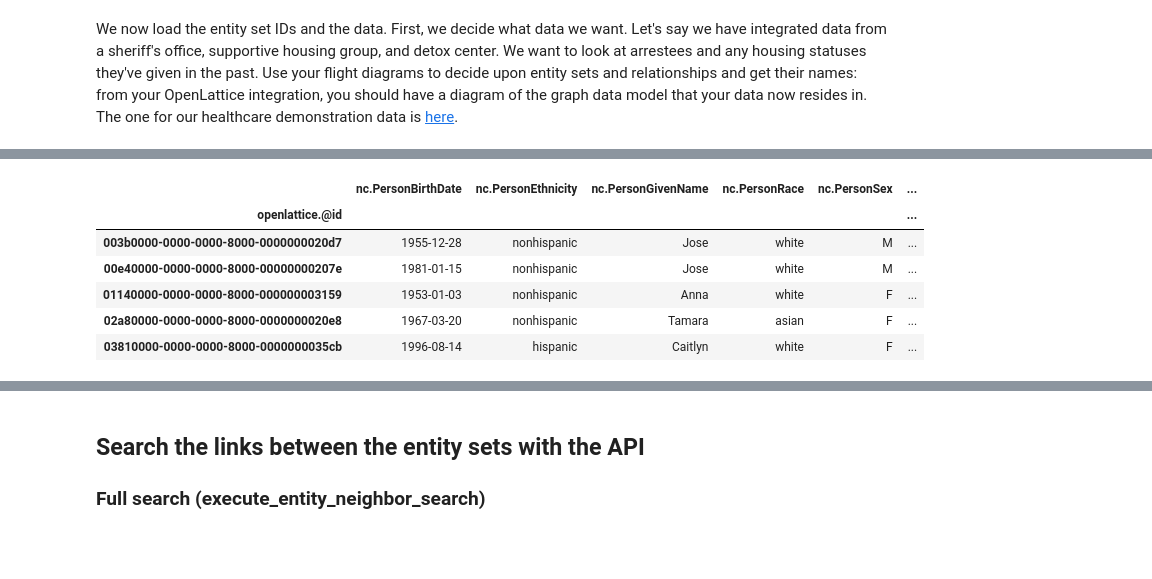
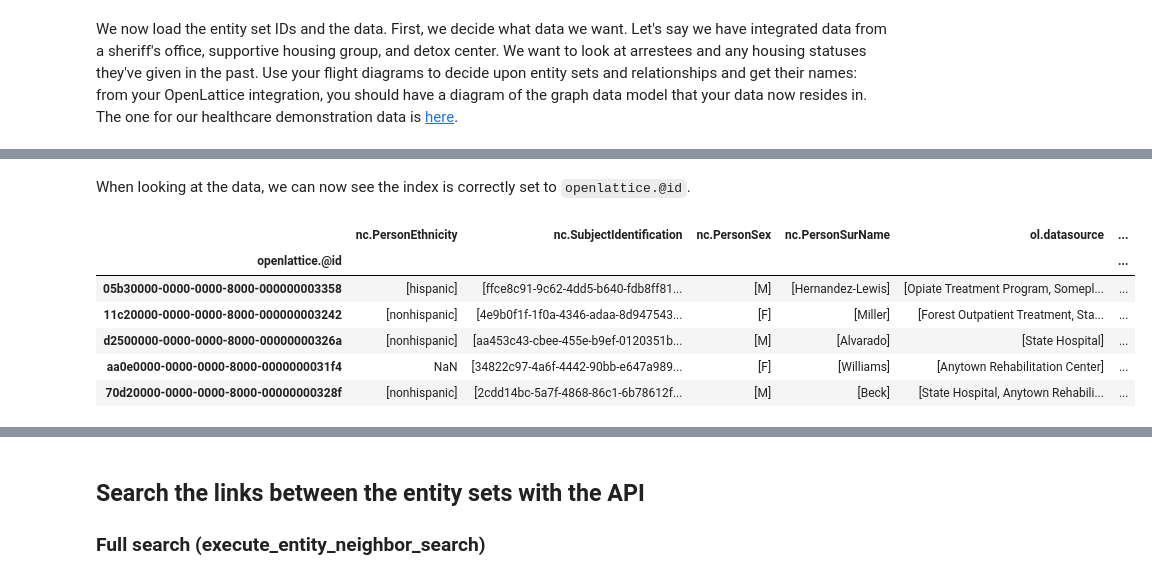
Before and after one commit to openlattice/api-clients, a Jupyter notebook: examples/Load_and_combine_data_python_tutorial.ipynb, the cells around one changed output, grey strips where cells are left out. Saved outputs shown, nothing was run; the diff lists cells and outputs as text; code cells hidden in the pictures; blank space fills up the shorter version.

```diff
--- a/examples/Load_and_combine_data_python_tutorial.ipynb
+++ b/examples/Load_and_combine_data_python_tutorial.ipynb
@@ -27,0 +145,3 @@ searchAPI = openlattice.SearchApi(openlattice.ApiClient(configuration))
+# %%
+data = dataApi.load_entity_set_data(entity_set_id)
+pprint(data[:2])
@@ -27,0 +169,3 @@ searchAPI = openlattice.SearchApi(openlattice.ApiClient(configuration))
+# %%
+df = pd.DataFrame(data)
+df.head()
@@ -27,0 +183,10 @@ searchAPI = openlattice.SearchApi(openlattice.ApiClient(configuration))
+# %%
+def unnest(df, col):
+    unnested = (df.apply(lambda x: pd.Series(x[col]), axis=1)
+                .stack()
+                .reset_index(level=1, drop=True))
+    unnested.name = col
+    return df.drop(col, axis=1).join(unnested)
+
+df_sex = unnest(df, "nc.PersonSex")
+sns.countplot(x = 'nc.PersonSex', data=df_sex)
@@ -59,10 +214,28 @@ edge_data = edge_data.set_index('openlattice.@id', drop = True).dropna(how='all'
+# %%
+sourceEntitySetId = entitySetsApi.get_entity_set_id('DemoPatients')
+src_data = pd.DataFrame(dataApi.load_entity_set_data(sourceEntitySetId))
+src_data = unnest(src_data, "openlattice.@id")
+src_data = src_data.set_index('openlattice.@id', drop = True).dropna(how='all')
+
+
+associationEntitySetId = entitySetsApi.get_entity_set_id('DemoLivesAt')
+edge_data = pd.DataFrame(dataApi.load_entity_set_data(associationEntitySetId))
+edge_data = unnest(edge_data, "openlattice.@id")
+edge_data = edge_data.set_index('openlattice.@id', drop = True).dropna(how='all')
+
+destEntitySetId = entitySetsApi.get_entity_set_id('DemoHousings')
+dst_data = pd.DataFrame(dataApi.load_entity_set_data(destEntitySetId))
+dst_data = unnest(dst_data, "openlattice.@id")
+dst_data = dst_data.set_index('openlattice.@id', drop = True).dropna(how='all')
+# %% [markdown]
+When looking at the data, we can now see the index is correctly set to `openlattice.@id`.
 # %%
-src_data.head(5)
+src_data.head()
 # %% [output]
-|  | nc.PersonBirthDate | nc.PersonEthnicity | nc.PersonGivenName | nc.PersonRace | nc.PersonSex | ... |
+|  | nc.PersonEthnicity | nc.SubjectIdentification | nc.PersonSex | nc.PersonSurName | ol.datasource | ... |
 | openlattice.@id |  |  |  |  |  | ... |
-| 003b0000-0000-0000-8000-0000000020d7 | 1955-12-28 | nonhispanic | Jose | white | M | ... |
-| 00e40000-0000-0000-8000-00000000207e | 1981-01-15 | nonhispanic | Jose | white | M | ... |
-| 01140000-0000-0000-8000-000000003159 | 1953-01-03 | nonhispanic | Anna | white | F | ... |
-| 02a80000-0000-0000-8000-0000000020e8 | 1967-03-20 | nonhispanic | Tamara | asian | F | ... |
-| 03810000-0000-0000-8000-0000000035cb | 1996-08-14 | hispanic | Caitlyn | white | F | ... |
+| 05b30000-0000-0000-8000-000000003358 | [hispanic] | [ffce8c91-9c62-4dd5-b640-fdb8ff81... | [M] | [Hernandez-Lewis] | [Opiate Treatment Program, Somepl... | ... |
+| 11c20000-0000-0000-8000-000000003242 | [nonhispanic] | [4e9b0f1f-1f0a-4346-adaa-8d947543... | [F] | [Miller] | [Forest Outpatient Treatment, Sta... | ... |
+| d2500000-0000-0000-8000-00000000326a | [nonhispanic] | [aa453c43-cbee-455e-b9ef-0120351b... | [M] | [Alvarado] | [State Hospital] | ... |
+| aa0e0000-0000-0000-8000-0000000031f4 | NaN | [34822c97-4a6f-4442-90bb-e647a989... | [F] | [Williams] | [Anytown Rehabilitation Center] | ... |
+| 70d20000-0000-0000-8000-00000000328f | [nonhispanic] | [2cdd14bc-5a7f-4868-86c1-6b78612f... | [M] | [Beck] | [State Hospital, Anytown Rehabili... | ... |
```
Also changed, not shown: parts of 57 cells of this notebook.
